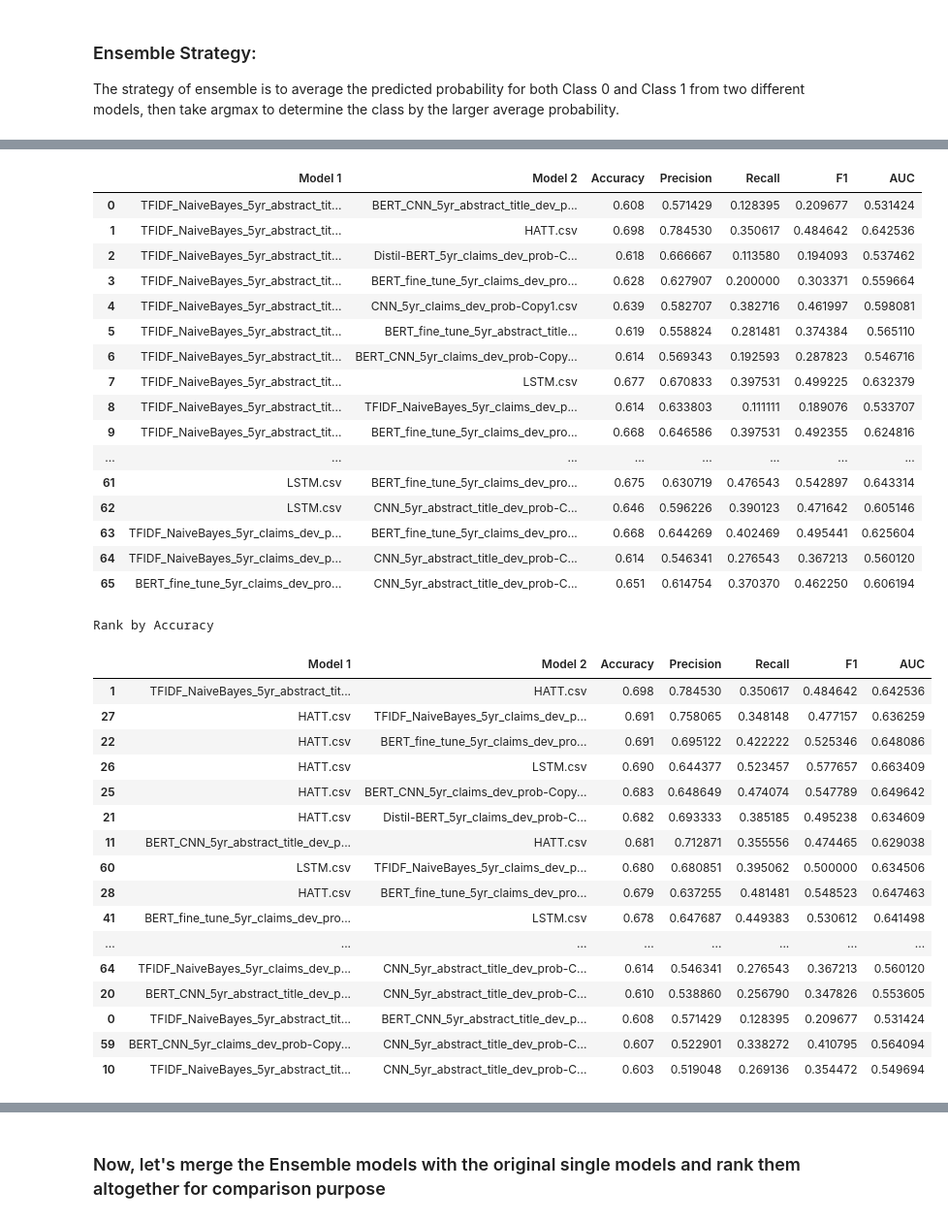
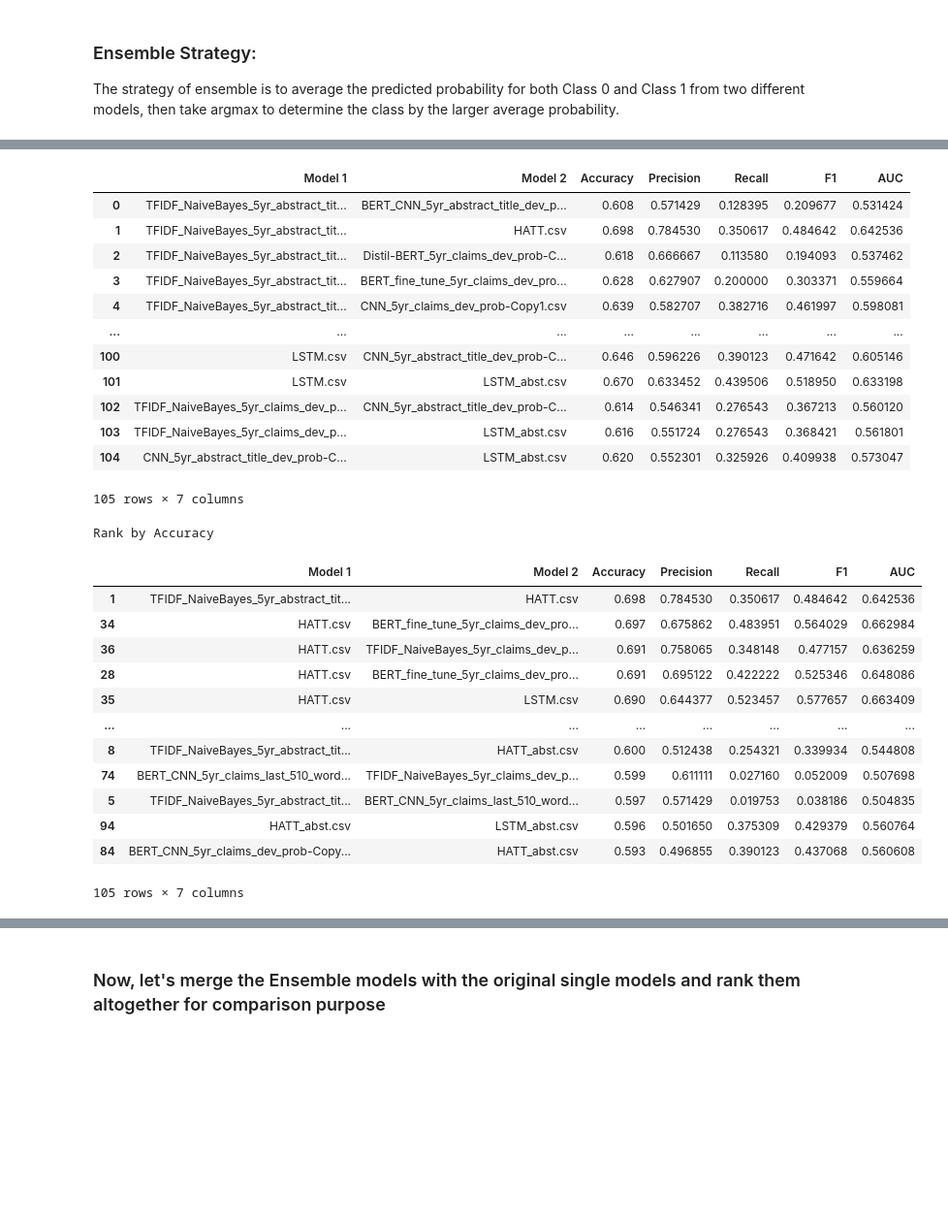
Before and after one commit to nobuyamaguchi/w266_final, a Jupyter notebook: Ensemble Model Selection.ipynb, the cells around one changed output, grey strips where cells are left out. Shown at 97% size. Cells and saved outputs as stored; diff of their text form; code cells hidden in the pictures; blank space fills up the shorter version.

```diff
--- a/Ensemble Model Selection.ipynb
+++ b/Ensemble Model Selection.ipynb
@@ -109,3 +109,10 @@ temp_pred2
  1,
  0,
  0]
+# %%
+# We can get the predicted class this way
+temp_pred2 = []
+with open('Prediction_Output/BERT_CNN_5yr_claims_last_510_words_dev_prob.csv') as f1:
+    for line in f1.readlines():
+        temp_pred2.append(np.argmax([float(x) for x in line.split()]))
+sum(temp_pred2)
@@ -230,7 +253,8 @@ The strategy of ensemble is to average the predicted probability for both Class
 # %%
+
 # To generate all combinatition of pairs of models
 # https://www.geeksforgeeks.org/itertools-combinations-module-python-print-possible-combinations/
 from itertools import combinations
 
-pair_iterator = list(combinations(file_name, 2))
+pair_iterator_2 = list(combinations(file_name, 2))
 # %%
@@ -264,9 +288,9 @@ pd.set_option('display.max_rows', 100)
 # %%
 # for this purpose, since I need to average two files together, I feel it's easier to use pandas dataframe and use vectorized operation
 
-df_ensemble_compare = pd.DataFrame(columns = ['Model 1', 'Model 2', 'Accuracy', 'Precision', 'Recall','F1','AUC'])
+df_ensemble_compare_2 = pd.DataFrame(columns = ['Model 1', 'Model 2', 'Accuracy', 'Precision', 'Recall','F1','AUC'])
 
-for files in pair_iterator:
+for files in pair_iterator_2:
     temp_pred_result = []
 
 
@@ -280,7 +304,8 @@ for files in pair_iterator:
                             sep=" ")
 
     # average two files
-    df_combine = df_file_1 * 0.5 + df_file_2 * 0.5
+    #df_combine = df_file_1 * 0.5 + df_file_2 * 0.5
+    df_combine = (df_file_1 + df_file_2) / 2
 
     # compute the new predicted output
     for i in df_combine.itertuples():
@@ -296,9 +321,9 @@ for files in pair_iterator:
 
     row_to_add = {'Model 1': clean_filename(files[0]), 'Model 2': clean_filename(files[1]), 'Accuracy': accuracy, 'Precision':precision, 'Recall': recall,'F1': f1,'AUC': auc}
 
-    df_ensemble_compare = df_ensemble_compare.append(row_to_add, ignore_index = True)
+    df_ensemble_compare_2 = df_ensemble_compare_2.append(row_to_add, ignore_index = True)
 
-df_ensemble_compare
+df_ensemble_compare_2
 # %% [output]
 |  | Model 1 | Model 2 | Accuracy | Precision | Recall | F1 | AUC |
 | 0 | TFIDF_NaiveBayes_5yr_abstract_tit... | BERT_CNN_5yr_abstract_title_dev_p... | 0.608 | 0.571429 | 0.128395 | 0.209677 | 0.531424 |
@@ -306,38 +331,30 @@ df_ensemble_compare
 | 2 | TFIDF_NaiveBayes_5yr_abstract_tit... | Distil-BERT_5yr_claims_dev_prob-C... | 0.618 | 0.666667 | 0.113580 | 0.194093 | 0.537462 |
 | 3 | TFIDF_NaiveBayes_5yr_abstract_tit... | BERT_fine_tune_5yr_claims_dev_pro... | 0.628 | 0.627907 | 0.200000 | 0.303371 | 0.559664 |
 | 4 | TFIDF_NaiveBayes_5yr_abstract_tit... | CNN_5yr_claims_dev_prob-Copy1.csv | 0.639 | 0.582707 | 0.382716 | 0.461997 | 0.598081 |
-| 5 | TFIDF_NaiveBayes_5yr_abstract_tit... | BERT_fine_tune_5yr_abstract_title... | 0.619 | 0.558824 | 0.281481 | 0.374384 | 0.565110 |
-| 6 | TFIDF_NaiveBayes_5yr_abstract_tit... | BERT_CNN_5yr_claims_dev_prob-Copy... | 0.614 | 0.569343 | 0.192593 | 0.287823 | 0.546716 |
-| 7 | TFIDF_NaiveBayes_5yr_abstract_tit... | LSTM.csv | 0.677 | 0.670833 | 0.397531 | 0.499225 | 0.632379 |
-| 8 | TFIDF_NaiveBayes_5yr_abstract_tit... | TFIDF_NaiveBayes_5yr_claims_dev_p... | 0.614 | 0.633803 | 0.111111 | 0.189076 | 0.533707 |
-| 9 | TFIDF_NaiveBayes_5yr_abstract_tit... | BERT_fine_tune_5yr_claims_dev_pro... | 0.668 | 0.646586 | 0.397531 | 0.492355 | 0.624816 |
 | ... | ... | ... | ... | ... | ... | ... | ... |
-| 61 | LSTM.csv | BERT_fine_tune_5yr_claims_dev_pro... | 0.675 | 0.630719 | 0.476543 | 0.542897 | 0.643314 |
-| 62 | LSTM.csv | CNN_5yr_abstract_title_dev_prob-C... | 0.646 | 0.596226 | 0.390123 | 0.471642 | 0.605146 |
-| 63 | TFIDF_NaiveBayes_5yr_claims_dev_p... | BERT_fine_tune_5yr_claims_dev_pro... | 0.668 | 0.644269 | 0.402469 | 0.495441 | 0.625604 |
-| 64 | TFIDF_NaiveBayes_5yr_claims_dev_p... | CNN_5yr_abstract_title_dev_prob-C... | 0.614 | 0.546341 | 0.276543 | 0.367213 | 0.560120 |
-| 65 | BERT_fine_tune_5yr_claims_dev_pro... | CNN_5yr_abstract_title_dev_prob-C... | 0.651 | 0.614754 | 0.370370 | 0.462250 | 0.606194 |
+| 100 | LSTM.csv | CNN_5yr_abstract_title_dev_prob-C... | 0.646 | 0.596226 | 0.390123 | 0.471642 | 0.605146 |
+| 101 | LSTM.csv | LSTM_abst.csv | 0.670 | 0.633452 | 0.439506 | 0.518950 | 0.633198 |
+| 102 | TFIDF_NaiveBayes_5yr_claims_dev_p... | CNN_5yr_abstract_title_dev_prob-C... | 0.614 | 0.546341 | 0.276543 | 0.367213 | 0.560120 |
+| 103 | TFIDF_NaiveBayes_5yr_claims_dev_p... | LSTM_abst.csv | 0.616 | 0.551724 | 0.276543 | 0.368421 | 0.561801 |
+| 104 | CNN_5yr_abstract_title_dev_prob-C... | LSTM_abst.csv | 0.620 | 0.552301 | 0.325926 | 0.409938 | 0.573047 |
+105 rows × 7 columns
 # %%
 print("Rank by Accuracy")
-df_ensemble_compare.sort_values(by = "Accuracy", ascending = False)
+df_ensemble_compare_2.sort_values(by = "Accuracy", ascending = False)
 # %% [output]
 Rank by Accuracy
 |  | Model 1 | Model 2 | Accuracy | Precision | Recall | F1 | AUC |
 | 1 | TFIDF_NaiveBayes_5yr_abstract_tit... | HATT.csv | 0.698 | 0.784530 | 0.350617 | 0.484642 | 0.642536 |
-| 27 | HATT.csv | TFIDF_NaiveBayes_5yr_claims_dev_p... | 0.691 | 0.758065 | 0.348148 | 0.477157 | 0.636259 |
-| 22 | HATT.csv | BERT_fine_tune_5yr_claims_dev_pro... | 0.691 | 0.695122 | 0.422222 | 0.525346 | 0.648086 |
-| 26 | HATT.csv | LSTM.csv | 0.690 | 0.644377 | 0.523457 | 0.577657 | 0.663409 |
-| 25 | HATT.csv | BERT_CNN_5yr_claims_dev_prob-Copy... | 0.683 | 0.648649 | 0.474074 | 0.547789 | 0.649642 |
-| 21 | HATT.csv | Distil-BERT_5yr_claims_dev_prob-C... | 0.682 | 0.693333 | 0.385185 | 0.495238 | 0.634609 |
-| 11 | BERT_CNN_5yr_abstract_title_dev_p... | HATT.csv | 0.681 | 0.712871 | 0.355556 | 0.474465 | 0.629038 |
-| 60 | LSTM.csv | TFIDF_NaiveBayes_5yr_claims_dev_p... | 0.680 | 0.680851 | 0.395062 | 0.500000 | 0.634506 |
-| 28 | HATT.csv | BERT_fine_tune_5yr_claims_dev_pro... | 0.679 | 0.637255 | 0.481481 | 0.548523 | 0.647463 |
-| 41 | BERT_fine_tune_5yr_claims_dev_pro... | LSTM.csv | 0.678 | 0.647687 | 0.449383 | 0.530612 | 0.641498 |
+| 34 | HATT.csv | BERT_fine_tune_5yr_claims_dev_pro... | 0.697 | 0.675862 | 0.483951 | 0.564029 | 0.662984 |
+| 36 | HATT.csv | TFIDF_NaiveBayes_5yr_claims_dev_p... | 0.691 | 0.758065 | 0.348148 | 0.477157 | 0.636259 |
+| 28 | HATT.csv | BERT_fine_tune_5yr_claims_dev_pro... | 0.691 | 0.695122 | 0.422222 | 0.525346 | 0.648086 |
+| 35 | HATT.csv | LSTM.csv | 0.690 | 0.644377 | 0.523457 | 0.577657 | 0.663409 |
 | ... | ... | ... | ... | ... | ... | ... | ... |
-| 64 | TFIDF_NaiveBayes_5yr_claims_dev_p... | CNN_5yr_abstract_title_dev_prob-C... | 0.614 | 0.546341 | 0.276543 | 0.367213 | 0.560120 |
-| 20 | BERT_CNN_5yr_abstract_title_dev_p... | CNN_5yr_abstract_title_dev_prob-C... | 0.610 | 0.538860 | 0.256790 | 0.347826 | 0.553605 |
-| 0 | TFIDF_NaiveBayes_5yr_abstract_tit... | BERT_CNN_5yr_abstract_title_dev_p... | 0.608 | 0.571429 | 0.128395 | 0.209677 | 0.531424 |
-| 59 | BERT_CNN_5yr_claims_dev_prob-Copy... | CNN_5yr_abstract_title_dev_prob-C... | 0.607 | 0.522901 | 0.338272 | 0.410795 | 0.564094 |
-| 10 | TFIDF_NaiveBayes_5yr_abstract_tit... | CNN_5yr_abstract_title_dev_prob-C... | 0.603 | 0.519048 | 0.269136 | 0.354472 | 0.549694 |
+| 8 | TFIDF_NaiveBayes_5yr_abstract_tit... | HATT_abst.csv | 0.600 | 0.512438 | 0.254321 | 0.339934 | 0.544808 |
+| 74 | BERT_CNN_5yr_claims_last_510_word... | TFIDF_NaiveBayes_5yr_claims_dev_p... | 0.599 | 0.611111 | 0.027160 | 0.052009 | 0.507698 |
+| 5 | TFIDF_NaiveBayes_5yr_abstract_tit... | BERT_CNN_5yr_claims_last_510_word... | 0.597 | 0.571429 | 0.019753 | 0.038186 | 0.504835 |
+| 94 | HATT_abst.csv | LSTM_abst.csv | 0.596 | 0.501650 | 0.375309 | 0.429379 | 0.560764 |
+| 84 | BERT_CNN_5yr_claims_dev_prob-Copy... | HATT_abst.csv | 0.593 | 0.496855 | 0.390123 | 0.437068 | 0.560608 |
+105 rows × 7 columns
 # %%
 print("Rank by Precision")
```
Also changed, not shown: parts of 28 cells of this notebook, 3 other files.
